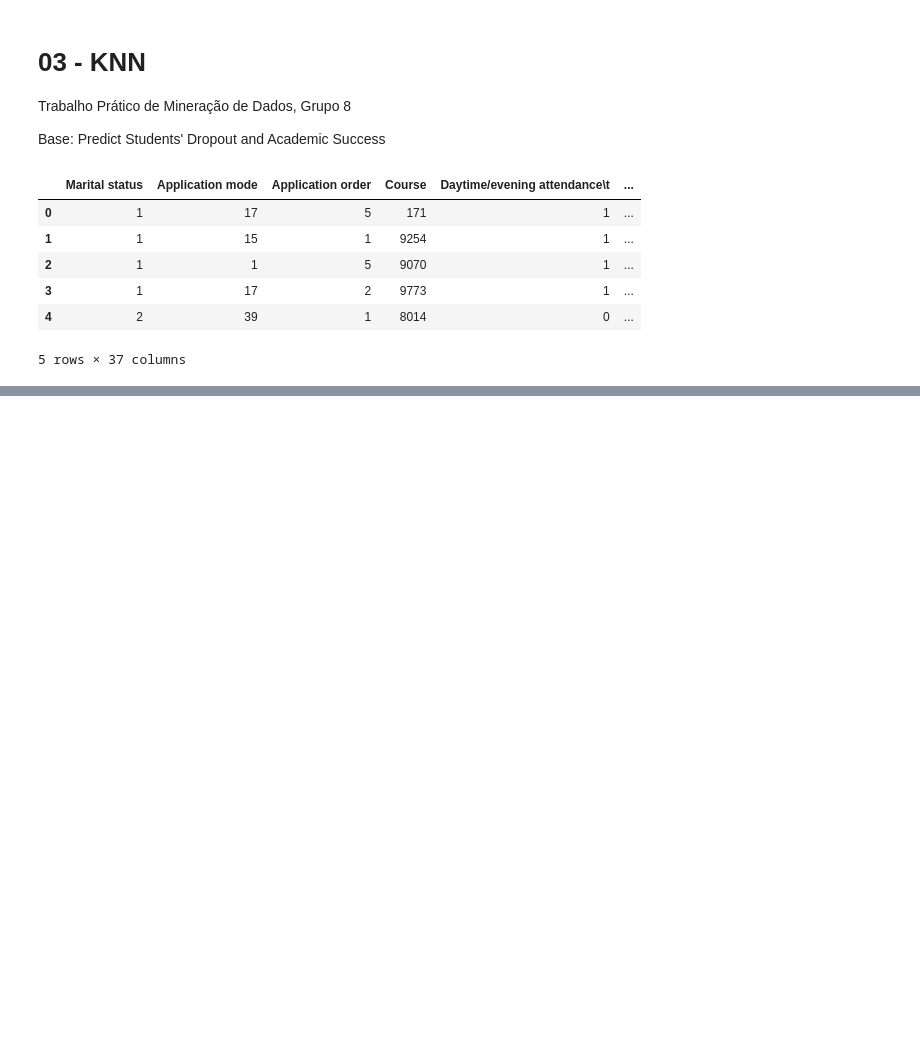
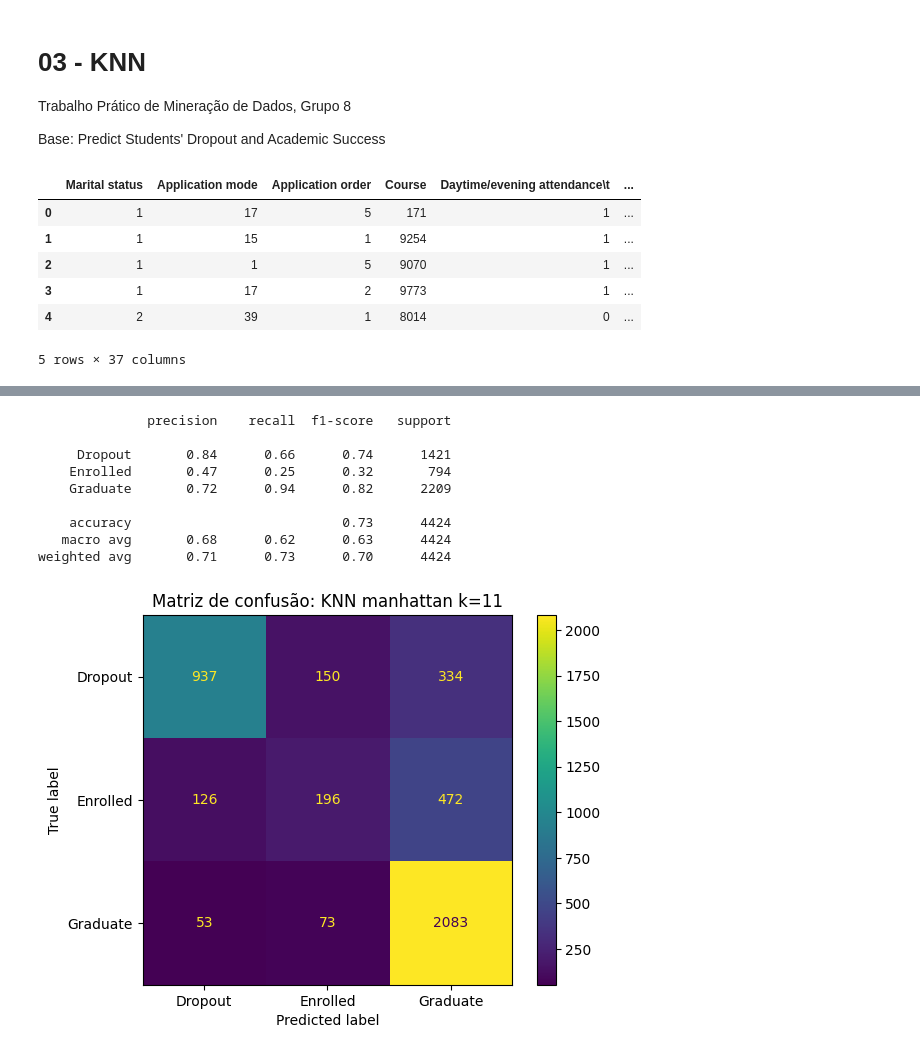
Before and after one commit to DaviComerio/trabalho-mineracao-de-dados, a Jupyter notebook: codigo/notebooks/03_knn.ipynb, the cells around one changed output, grey strips where cells are left out. Cells and saved outputs as stored; diff of their text form; code cells hidden in the pictures; blank space fills up the shorter version.

Commit message:
Adicionando treinamento e matriz de confusão

```diff
--- a/codigo/notebooks/03_knn.ipynb
+++ b/codigo/notebooks/03_knn.ipynb
@@ -23,0 +38,35 @@ dataset.head()
+# %%
+skf = StratifiedKFold(n_splits=5, shuffle=True, random_state=42)
+
+def avaliar(modelo, X, y):
+    metricas = {"acc": [], "prec": [], "rec": [], "f1": []}
+    y_true_all, y_pred_all = [], []
+    for tr, te in skf.split(X, y):
+        scaler = StandardScaler()
+        X_tr = scaler.fit_transform(X.iloc[tr])
+        X_te = scaler.transform(X.iloc[te])
+        modelo.fit(X_tr, y.iloc[tr])
+        pred = modelo.predict(X_te)
+        metricas["acc"].append(accuracy_score(y.iloc[te], pred))
+        metricas["prec"].append(precision_score(y.iloc[te], pred, average="macro"))
+        metricas["rec"].append(recall_score(y.iloc[te], pred, average="macro"))
+        metricas["f1"].append(f1_score(y.iloc[te], pred, average="macro"))
+        y_true_all.extend(y.iloc[te]); y_pred_all.extend(pred)
+    return metricas, y_true_all, y_pred_all
+# %%
+configs_knn = {}
+for metrica in ['euclidean', 'manhattan']:
+    for k in [3, 5, 7, 9, 11]:
+        configs_knn[f"{metrica} k={k}"] = KNeighborsClassifier(n_neighbors=k, metric=metrica)
+
+linhas, previsoes = [], {}
+for nome, modelo in configs_knn.items():
+    m, yt, yp = avaliar(modelo, X, y)
+    previsoes[nome] = (yt, yp)
+    linhas.append({"Config": nome,
+                   "Acurácia": f"{np.mean(m['acc']):.4f} ± {np.std(m['acc']):.4f}",
+                   "Precisão (macro)": f"{np.mean(m['prec']):.4f}",
+                   "Revocação (macro)": f"{np.mean(m['rec']):.4f}",
+                   "F1 (macro)": f"{np.mean(m['f1']):.4f}"})
+resumo = pd.DataFrame(linhas)
+resumo
@@ -23,0 +85,18 @@ dataset.head()
+# %%
+melhor = "manhattan k=11"
+yt, yp = previsoes[melhor]
+print(classification_report(yt, yp))
+ConfusionMatrixDisplay.from_predictions(yt, yp)
+plt.title(f"Matriz de confusão: KNN {melhor}")
+plt.show()
+# %% [output]
+              precision    recall  f1-score   support
+
+     Dropout       0.84      0.66      0.74      1421
+    Enrolled       0.47      0.25      0.32       794
+    Graduate       0.72      0.94      0.82      2209
+
+    accuracy                           0.73      4424
+   macro avg       0.68      0.62      0.63      4424
+weighted avg       0.71      0.73      0.70      4424
+[figure, added]
```
Also changed, not shown: parts of 3 cells of this notebook.
